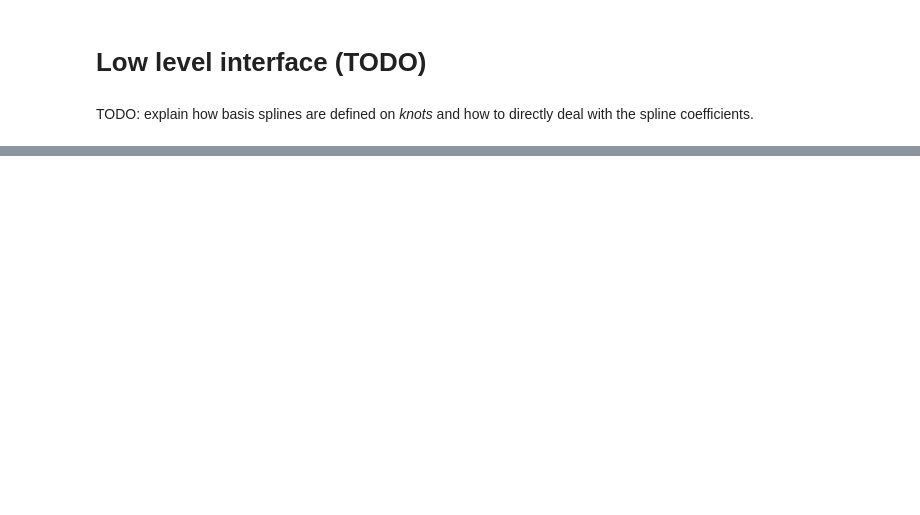
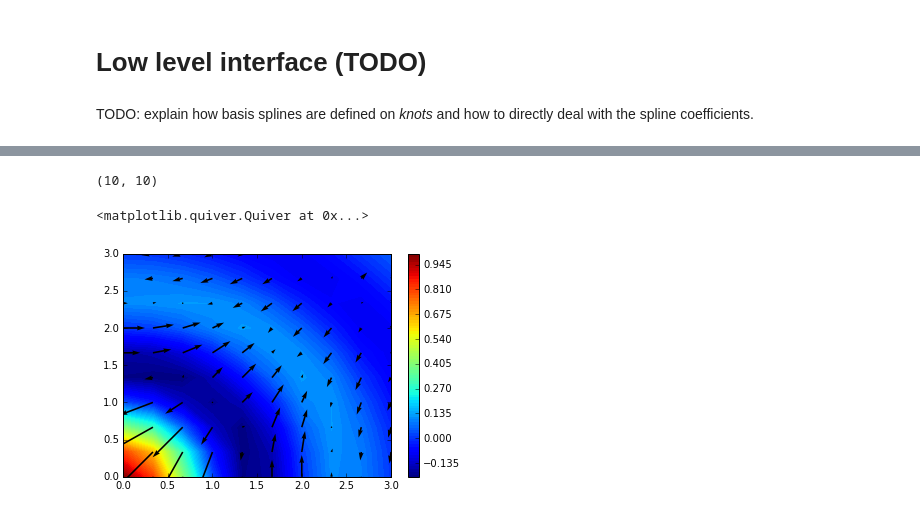
Before and after one commit to EconForge/interpolation.py, a Jupyter notebook: examples/cubic_splines_python.ipynb, the cells around one changed output, grey strips where cells are left out. Drawn from its saved outputs; the diff is of its cells as text; code cells hidden in the pictures; blank space fills up the shorter version.

```diff
--- a/examples/cubic_splines_python.ipynb
+++ b/examples/cubic_splines_python.ipynb
@@ -188,22 +244,31 @@ display(coeffs.shape)
 # cartesian product with 50 points along each dimension
 fine_grid = mlinspace( [0,0], [3,3], [10,10] )
 # %%
-from interpolation.splines.eval_cubic_splines import vec_eval_cubic_spline
+from interpolation.splines.eval_cubic import vec_eval_cubic_spline, vec_eval_cubic_splines_G
 
 # evaluate the spline
 V = vec_eval_cubic_spline( a, b, orders, coeffs, fine_grid );
 
 # evaluate with gradient
-# V, dV = eval_UC_spline_G( a, b, orders, coeffs, fine_grid );
+V, dV = vec_eval_cubic_splines_G( a, b, orders, coeffs[...,None], fine_grid );
+V = V[:,0]
+dV = dV[:,:,0]
+# %%
+dV_m_1.shape
+# %% [output]
+(10, 10)
 # %%
 xm = fine_grid[:,0].reshape((10,10))
 ym = fine_grid[:,1].reshape((10,10))
 V_mesh = V.reshape((10,10))
 contourf(xm,ym,V_mesh,100)
 colorbar()
 # add gradient field
 # see api of quiver at http://matplotlib.org/api/pyplot_api.html
-# dV_m_1 = dV[:,0].reshape((10,10))
-# dV_m_2 = dV[:,0].reshape((10,10))
-#streamplot( linspace(smin[1], smax[1], 50), linspace(smin[1], smax[2], 50), dV_m_1, dV_m_2)
-# quiver( linspace(0,3, 10), linspace(0,3, 10), dV_m_1, dV_m_2)
+dV_m_1 = dV[:,0].reshape((10,10))
+dV_m_2 = dV[:,1].reshape((10,10))
+streamplot( linspace(a[0], a[0], 10), linspace(b[1], b[1], 10), dV_m_1, dV_m_2)
+quiver( linspace(0,3, 10), linspace(0,3, 10), dV_m_1, dV_m_2)
+# %% [output]
+<matplotlib.quiver.Quiver at 0x...>
+[figure, added]
```
Also changed, not shown: parts of 7 cells of this notebook, 6 other files.
